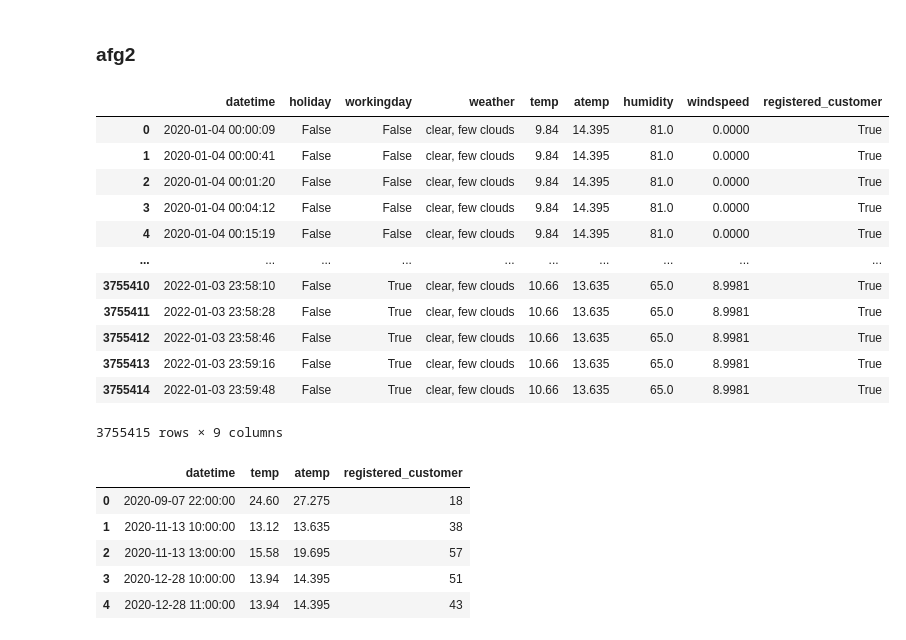
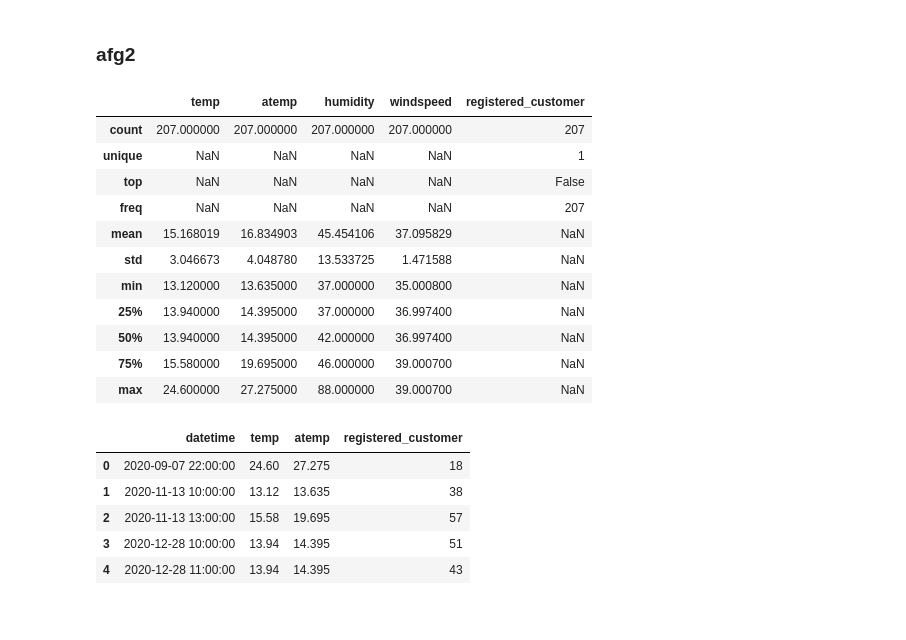
Before and after one commit to P-AEL/K-ppers-Projekt1, a Jupyter notebook: Flo.ipynb, the cells around one changed output. Drawn from its saved outputs; the diff is of its cells as text; code cells hidden in the pictures.

```diff
--- a/Flo.ipynb
+++ b/Flo.ipynb
@@ -9,4 +9,5 @@ org_data = pd.read_parquet("escooter_history_2022.parquet")
 org_data_clean = org_data.copy()
 org_data_clean.holiday = org_data_clean.holiday.astype(bool)
 org_data_clean.workingday = org_data_clean.workingday.astype(bool)
-#org_data_clean["temp"] = org_data_clean[(org_data_clean.temp == 1394.0)]["temp"].div(100)
+org_data_clean.loc[org_data_clean.temp == 3526.0, "temp"] = org_data_clean.temp.div(100)
+org_data_clean.loc[org_data_clean.temp == 3526.0, "temp"] = org_data_clean.temp.div(100)
@@ -73,21 +90,20 @@ org_data_clean1.loc[org_data_clean1.temp == 1394.0, "temp"] = org_data_clean1.te
 # %%
 df_afg2_3 = org_data_clean1.copy()
 # %%
-df_afg2_3
+df_afg2_3.describe()
 # %% [output]
-|  | datetime | holiday | workingday | weather | temp | atemp | humidity | windspeed | registered_customer |
-| 0 | 2020-01-04 00:00:09 | False | False | clear, few clouds | 9.84 | 14.395 | 81.0 | 0.0000 | True |
-| 1 | 2020-01-04 00:00:41 | False | False | clear, few clouds | 9.84 | 14.395 | 81.0 | 0.0000 | True |
-| 2 | 2020-01-04 00:01:20 | False | False | clear, few clouds | 9.84 | 14.395 | 81.0 | 0.0000 | True |
-| 3 | 2020-01-04 00:04:12 | False | False | clear, few clouds | 9.84 | 14.395 | 81.0 | 0.0000 | True |
-| 4 | 2020-01-04 00:15:19 | False | False | clear, few clouds | 9.84 | 14.395 | 81.0 | 0.0000 | True |
-| ... | ... | ... | ... | ... | ... | ... | ... | ... | ... |
-| 3755410 | 2022-01-03 23:58:10 | False | True | clear, few clouds | 10.66 | 13.635 | 65.0 | 8.9981 | True |
-| 3755411 | 2022-01-03 23:58:28 | False | True | clear, few clouds | 10.66 | 13.635 | 65.0 | 8.9981 | True |
-| 3755412 | 2022-01-03 23:58:46 | False | True | clear, few clouds | 10.66 | 13.635 | 65.0 | 8.9981 | True |
-| 3755413 | 2022-01-03 23:59:16 | False | True | clear, few clouds | 10.66 | 13.635 | 65.0 | 8.9981 | True |
-| 3755414 | 2022-01-03 23:59:48 | False | True | clear, few clouds | 10.66 | 13.635 | 65.0 | 8.9981 | True |
+|  | temp | atemp | humidity | windspeed | registered_customer |
+| count | 207.000000 | 207.000000 | 207.000000 | 207.000000 | 207 |
+| unique | NaN | NaN | NaN | NaN | 1 |
+| top | NaN | NaN | NaN | NaN | False |
+| freq | NaN | NaN | NaN | NaN | 207 |
+| mean | 15.168019 | 16.834903 | 45.454106 | 37.095829 | NaN |
+| std | 3.046673 | 4.048780 | 13.533725 | 1.471588 | NaN |
+| min | 13.120000 | 13.635000 | 37.000000 | 35.000800 | NaN |
+| 25% | 13.940000 | 14.395000 | 37.000000 | 36.997400 | NaN |
+| 50% | 13.940000 | 14.395000 | 42.000000 | 36.997400 | NaN |
+| 75% | 15.580000 | 19.695000 | 46.000000 | 39.000700 | NaN |
+| max | 24.600000 | 27.275000 | 88.000000 | 39.000700 | NaN |
-3755415 rows × 9 columns
 # %%
 df_afg2_4 = df_afg2_3[(df_afg2_3.holiday==1)&(df_afg2_3.windspeed>35)&(df_afg2_3.registered_customer==False)]
 df_afg2_5 = df_afg2_4.groupby(pd.Grouper(key="datetime",freq="H")).agg({"temp": "mean", "atemp": "mean", "registered_customer": "count"}).dropna().reset_index()
```
Also changed, not shown: parts of 1 cell of this notebook.
